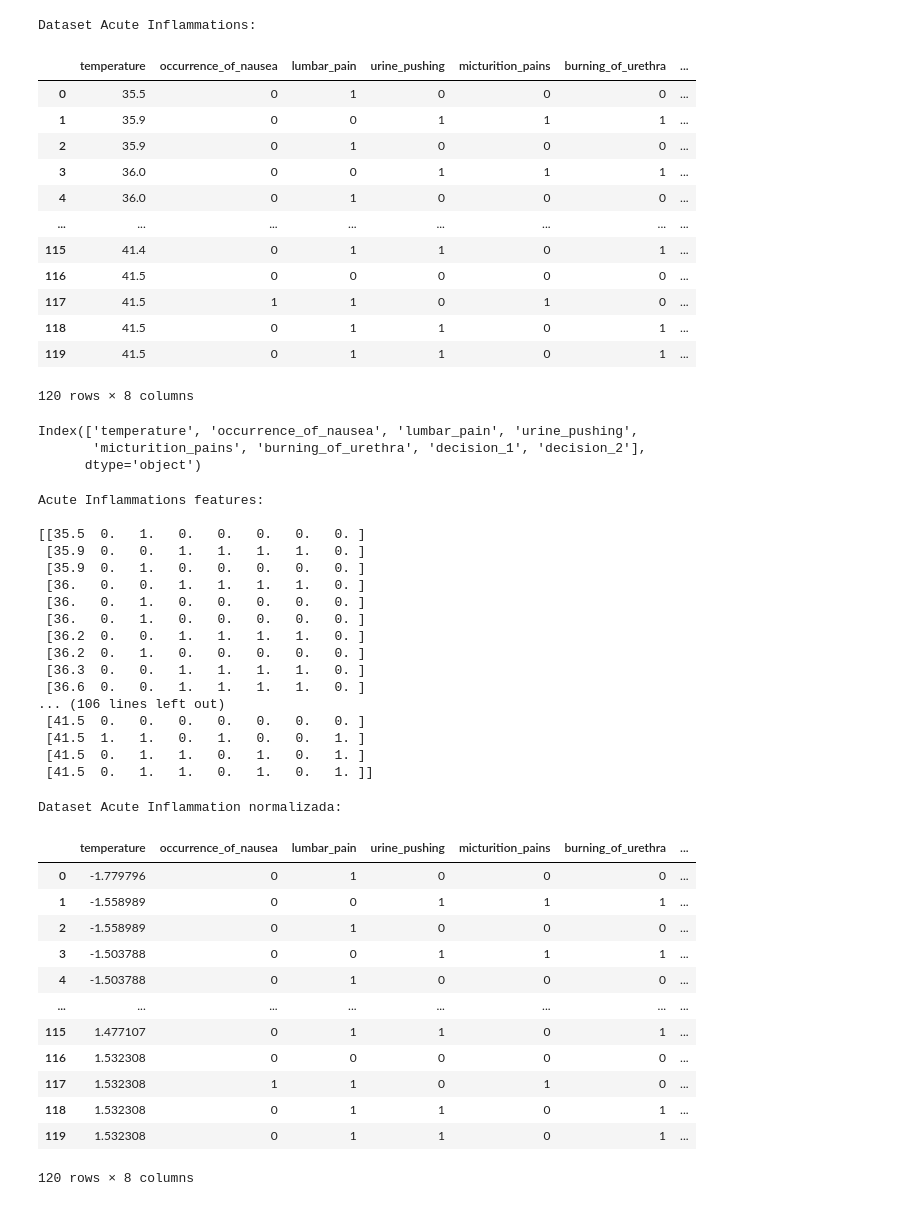
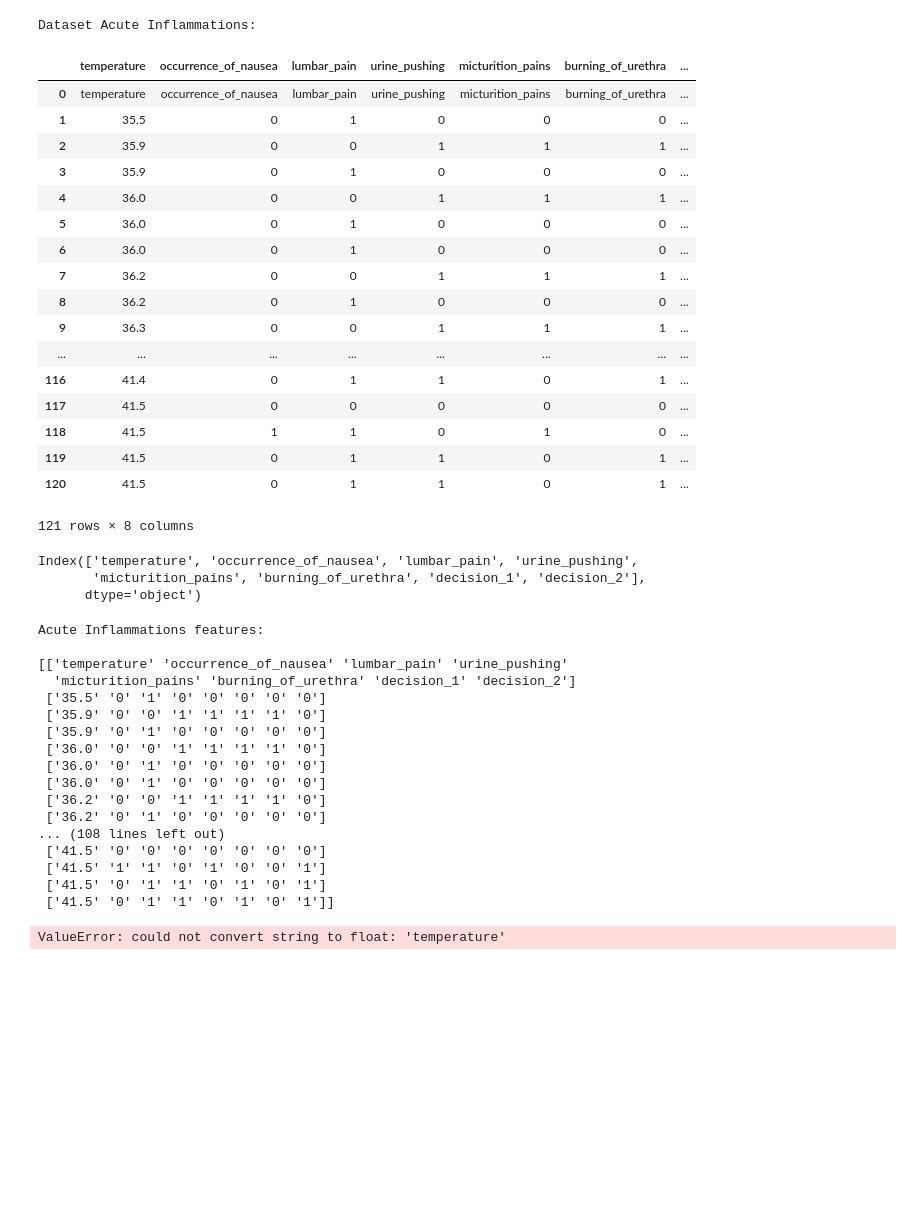
Before and after one commit to AnaGMendesPedroso/IA-desempenho-algoritmos-classificacao, a Jupyter notebook: src/AccuteInflammations/AcuteInflammations.ipynb, the cells around one changed output. Cells and saved outputs as stored; diff of their text form; code cells hidden in the pictures; blank space fills up the shorter version.

```diff
--- a/src/AccuteInflammations/AcuteInflammations.ipynb
+++ b/src/AccuteInflammations/AcuteInflammations.ipynb
@@ -1,35 +1,40 @@
 # %%
 from sklearn import tree
 from sklearn.neighbors import KNeighborsClassifier
 from sklearn.naive_bayes import GaussianNB
 from sklearn.linear_model import LogisticRegression
 from sklearn.neural_network import MLPClassifier
 from sklearn import model_selection
 from sklearn.model_selection import GridSearchCV
 from sklearn import metrics
 import pandas as pd
 import numpy as np
 from sklearn.preprocessing import StandardScaler
 
-# col_names = ['temperature','occurrence_of_nausea','lumbar_pain','urine_pushing','micturition_pains','burning_of_urethra','decision_1','decision_2']
-dataset_inflammation = pd.read_table('AcuteInflammations.data', sep=',')
+col_names = ['temperature','occurrence_of_nausea','lumbar_pain','urine_pushing','micturition_pains','burning_of_urethra','decision_1','decision_2']
+dataset_inflammation = pd.read_table('AcuteInflammations.data', header=None, names=col_names, sep=',')
 print("\nDataset Acute Inflammations:")
 dataset_inflammation
 # %% [output]
 Dataset Acute Inflammations:
 |  | temperature | occurrence_of_nausea | lumbar_pain | urine_pushing | micturition_pains | burning_of_urethra | ... |
-| 0 | 35.5 | 0 | 1 | 0 | 0 | 0 | ... |
-| 1 | 35.9 | 0 | 0 | 1 | 1 | 1 | ... |
-| 2 | 35.9 | 0 | 1 | 0 | 0 | 0 | ... |
-| 3 | 36.0 | 0 | 0 | 1 | 1 | 1 | ... |
-| 4 | 36.0 | 0 | 1 | 0 | 0 | 0 | ... |
+| 0 | temperature | occurrence_of_nausea | lumbar_pain | urine_pushing | micturition_pains | burning_of_urethra | ... |
+| 1 | 35.5 | 0 | 1 | 0 | 0 | 0 | ... |
+| 2 | 35.9 | 0 | 0 | 1 | 1 | 1 | ... |
+| 3 | 35.9 | 0 | 1 | 0 | 0 | 0 | ... |
+| 4 | 36.0 | 0 | 0 | 1 | 1 | 1 | ... |
+| 5 | 36.0 | 0 | 1 | 0 | 0 | 0 | ... |
+| 6 | 36.0 | 0 | 1 | 0 | 0 | 0 | ... |
+| 7 | 36.2 | 0 | 0 | 1 | 1 | 1 | ... |
+| 8 | 36.2 | 0 | 1 | 0 | 0 | 0 | ... |
+| 9 | 36.3 | 0 | 0 | 1 | 1 | 1 | ... |
 | ... | ... | ... | ... | ... | ... | ... | ... |
-| 115 | 41.4 | 0 | 1 | 1 | 0 | 1 | ... |
-| 116 | 41.5 | 0 | 0 | 0 | 0 | 0 | ... |
-| 117 | 41.5 | 1 | 1 | 0 | 1 | 0 | ... |
-| 118 | 41.5 | 0 | 1 | 1 | 0 | 1 | ... |
+| 116 | 41.4 | 0 | 1 | 1 | 0 | 1 | ... |
+| 117 | 41.5 | 0 | 0 | 0 | 0 | 0 | ... |
+| 118 | 41.5 | 1 | 1 | 0 | 1 | 0 | ... |
 | 119 | 41.5 | 0 | 1 | 1 | 0 | 1 | ... |
+| 120 | 41.5 | 0 | 1 | 1 | 0 | 1 | ... |
-120 rows × 8 columns
+121 rows × 8 columns
 # %%
 dataset_inflammation.columns
 # %% [output]
@@ -43,21 +48,21 @@ print(inflammation_values)
 # %% [output]
 Acute Inflammations features:
 
-[[35.5  0.   1.   0.   0.   0.   0.   0. ]
- [35.9  0.   0.   1.   1.   1.   1.   0. ]
- [35.9  0.   1.   0.   0.   0.   0.   0. ]
- [36.   0.   0.   1.   1.   1.   1.   0. ]
- [36.   0.   1.   0.   0.   0.   0.   0. ]
- [36.   0.   1.   0.   0.   0.   0.   0. ]
- [36.2  0.   0.   1.   1.   1.   1.   0. ]
- [36.2  0.   1.   0.   0.   0.   0.   0. ]
- [36.3  0.   0.   1.   1.   1.   1.   0. ]
- [36.6  0.   0.   1.   1.   1.   1.   0. ]
-... (106 lines left out)
- [41.5  0.   0.   0.   0.   0.   0.   0. ]
- [41.5  1.   1.   0.   1.   0.   0.   1. ]
- [41.5  0.   1.   1.   0.   1.   0.   1. ]
- [41.5  0.   1.   1.   0.   1.   0.   1. ]]
+[['temperature' 'occurrence_of_nausea' 'lumbar_pain' 'urine_pushing'
+  'micturition_pains' 'burning_of_urethra' 'decision_1' 'decision_2']
+ ['35.5' '0' '1' '0' '0' '0' '0' '0']
+ ['35.9' '0' '0' '1' '1' '1' '1' '0']
+ ['35.9' '0' '1' '0' '0' '0' '0' '0']
+ ['36.0' '0' '0' '1' '1' '1' '1' '0']
+ ['36.0' '0' '1' '0' '0' '0' '0' '0']
+ ['36.0' '0' '1' '0' '0' '0' '0' '0']
+ ['36.2' '0' '0' '1' '1' '1' '1' '0']
+ ['36.2' '0' '1' '0' '0' '0' '0' '0']
+... (108 lines left out)
+ ['41.5' '0' '0' '0' '0' '0' '0' '0']
+ ['41.5' '1' '1' '0' '1' '0' '0' '1']
+ ['41.5' '0' '1' '1' '0' '1' '0' '1']
+ ['41.5' '0' '1' '1' '0' '1' '0' '1']]
 # %%
 inflammation_normalizada = dataset_inflammation.values.copy()
 normalizador =  StandardScaler()
@@ -68,20 +73,7 @@ dataset_inflammation['temperature'] = inflammation_normalizada[:,0]
 print("\nDataset Acute Inflammation normalizada:")
 dataset_inflammation
 # %% [output]
-Dataset Acute Inflammation normalizada:
+ValueError: could not convert string to float: 'temperature'
-|  | temperature | occurrence_of_nausea | lumbar_pain | urine_pushing | micturition_pains | burning_of_urethra | ... |
-| 0 | -1.779796 | 0 | 1 | 0 | 0 | 0 | ... |
-| 1 | -1.558989 | 0 | 0 | 1 | 1 | 1 | ... |
-| 2 | -1.558989 | 0 | 1 | 0 | 0 | 0 | ... |
-| 3 | -1.503788 | 0 | 0 | 1 | 1 | 1 | ... |
-| 4 | -1.503788 | 0 | 1 | 0 | 0 | 0 | ... |
-| ... | ... | ... | ... | ... | ... | ... | ... |
-| 115 | 1.477107 | 0 | 1 | 1 | 0 | 1 | ... |
-| 116 | 1.532308 | 0 | 0 | 0 | 0 | 0 | ... |
-| 117 | 1.532308 | 1 | 1 | 0 | 1 | 0 | ... |
-| 118 | 1.532308 | 0 | 1 | 1 | 0 | 1 | ... |
-| 119 | 1.532308 | 0 | 1 | 1 | 0 | 1 | ... |
-120 rows × 8 columns
 # %%
 inflammation_classes = dataset_inflammation.iloc[:,7].values
 print("\nAcute Inflammations classes:\n")
```
Also changed, not shown: parts of 3 cells of this notebook, 1 other file.
